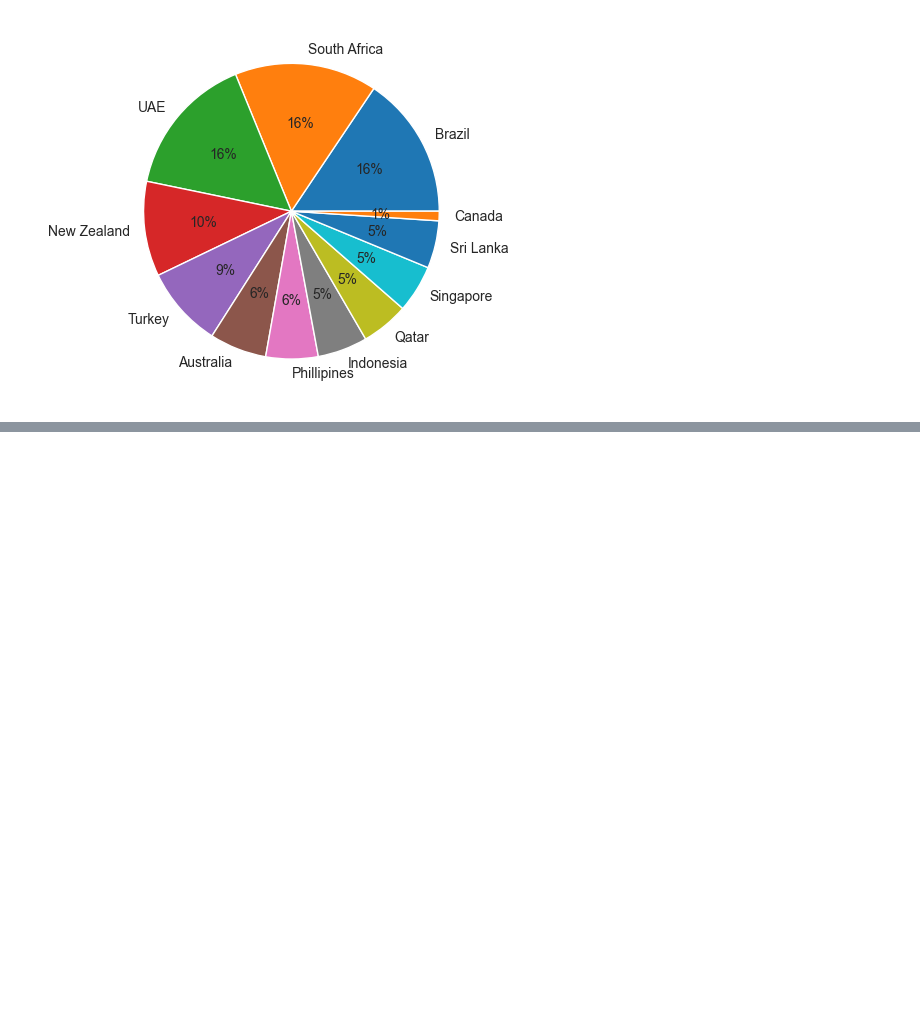
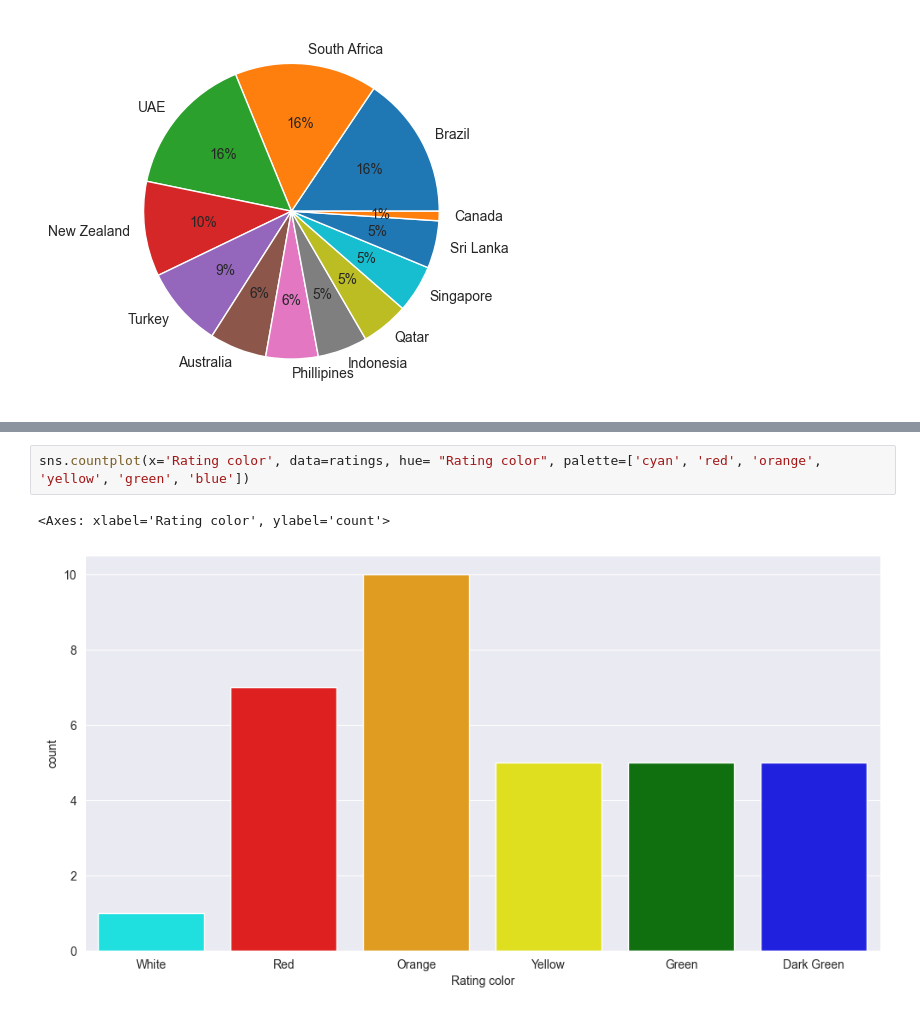
Before and after one commit to Shrutik-0101/Machine-Learning-Portfolio, a Jupyter notebook: Zomato.ipynb, the cells around one changed output, grey strips where cells are left out. Cells and saved outputs as stored; diff of their text form; blank space fills up the shorter version.

```diff
--- a/Zomato.ipynb
+++ b/Zomato.ipynb
@@ -186,0 +227,5 @@ plt.pie(country_val[3:], labels=country_names[3:], autopct = '%1.0f%%')
+# %%
+sns.countplot(x='Rating color', data=ratings, hue= "Rating color", palette=['cyan', 'red', 'orange', 'yellow', 'green', 'blue'])
+# %% [output]
+<Axes: xlabel='Rating color', ylabel='count'>
+[figure, added]
```
Also changed, not shown: parts of 5 cells of this notebook.
